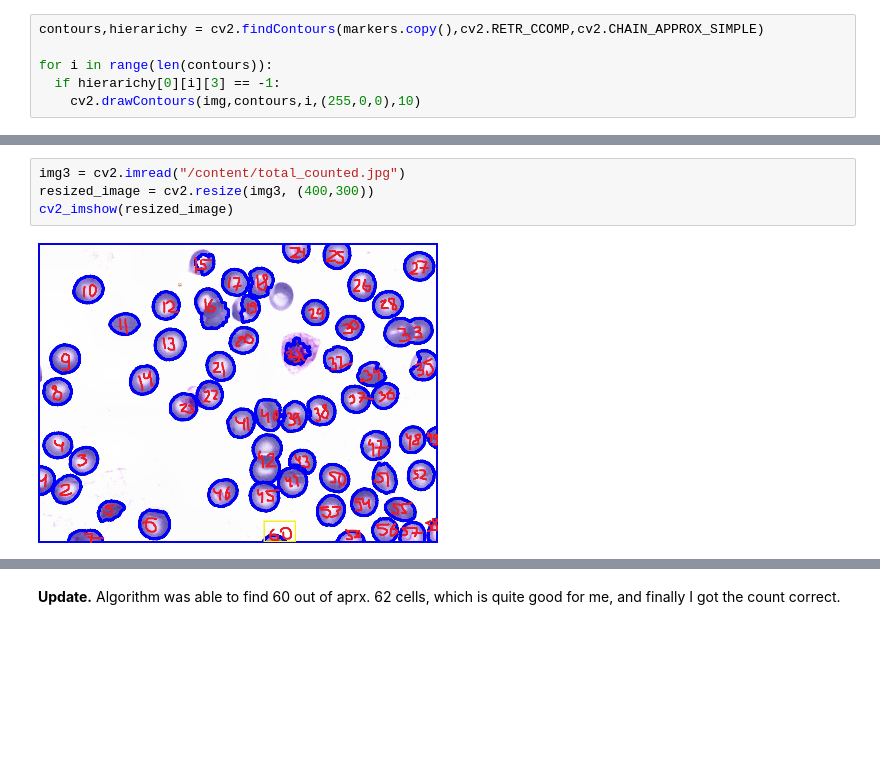
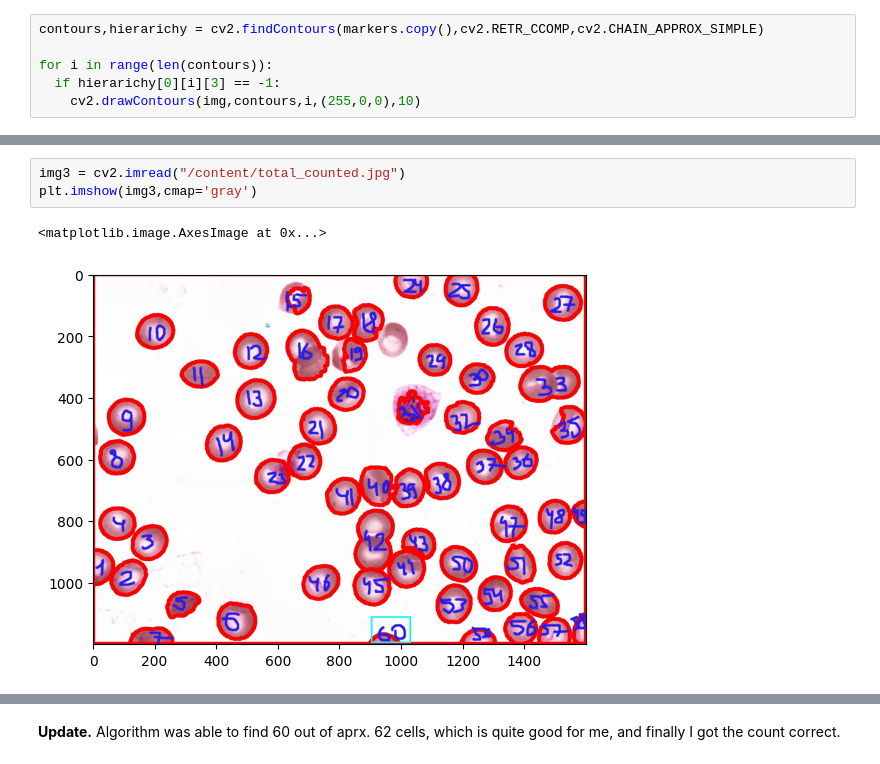
Before and after one commit to o-bissing/blood_cell_segmentation, a Jupyter notebook: Image_segmentation5.ipynb, the cells around one changed output, grey strips where cells are left out. Saved outputs shown, nothing was run; the diff lists cells and outputs as text; blank space fills up the shorter version.

```diff
--- a/Image_segmentation5.ipynb
+++ b/Image_segmentation5.ipynb
@@ -118,8 +133,8 @@ objects number is: 60
 # %%
 img3 = cv2.imread("/content/total_counted.jpg")
-resized_image = cv2.resize(img3, (400,300))
-cv2_imshow(resized_image)
+plt.imshow(img3,cmap='gray')
 # %% [output]
+<matplotlib.image.AxesImage at 0x...>
-[figure, old version]
+[figure, new version]
 # %%
 img2 = cv2.imread("/content/total.jpg")
```
Also changed, not shown: parts of 26 cells of this notebook.
